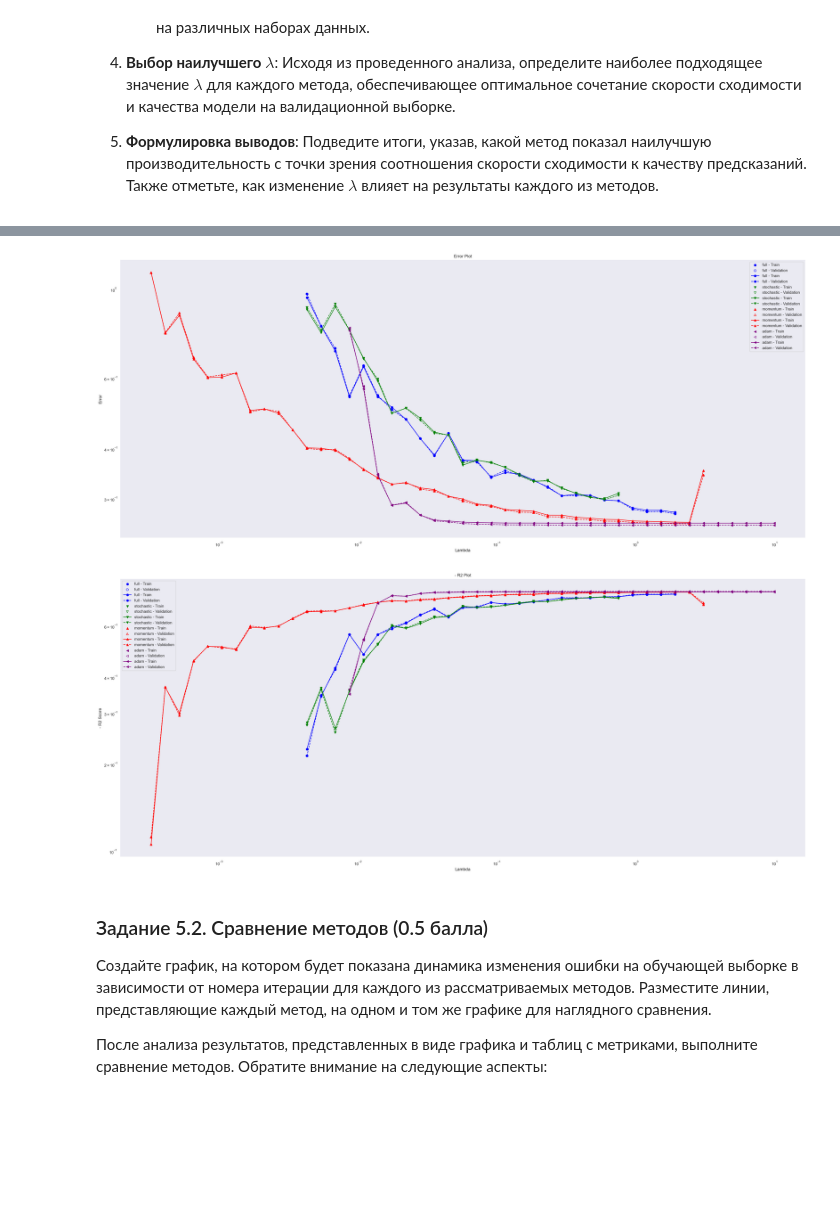
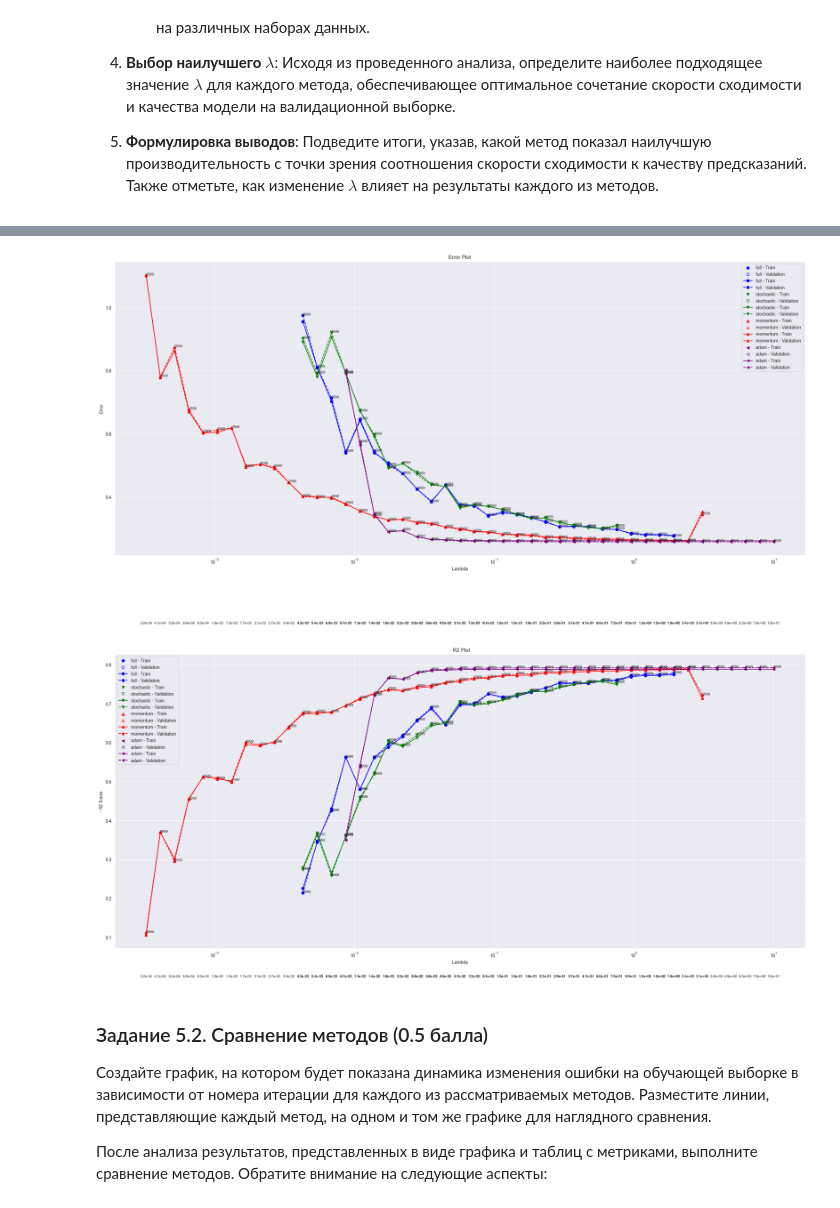
Before and after one commit to KoryakovDmitry/mai-ml-grad-desc-lab4, a Jupyter notebook: ML MAI & SBER. GD. LAB 4.ipynb, the cells around one changed output, grey strips where cells are left out. Drawn from its saved outputs; the diff is of its cells as text; code cells hidden in the pictures; blank space fills up the shorter version.

Commit message:
added task 5.1; upd plot

```diff
--- a/ML MAI & SBER. GD. LAB 4.ipynb
+++ b/ML MAI & SBER. GD. LAB 4.ipynb
@@ -491,7 +491,7 @@ import seaborn as sns
 from modules.descents import get_descent
 from modules.linear_regression import LinearRegression
 
-sns.set(style='darkgrid')
+# sns.set(style='darkgrid')
 # %%
 data = pd.read_csv('data/autos.csv')
 # %%
@@ -1010,6 +1010,6 @@ def run_in_parallel(num_workers, metrics, lambda_range, tolerance, max_iter, x,
             metrics[cfg_name]["metrics"].append(result)
 
 
-run_in_parallel(num_workers, metrics, lambda_range, tolerance, max_iter, x, y, X_train, y_train, X_val, y_val)
+# run_in_parallel(num_workers, metrics, lambda_range, tolerance, max_iter, x, y, X_train, y_train, X_val, y_val)
 # %% [output]
 num_workers: 12
@@ -1046,23 +1047,18 @@ metrics_with_strings = replace_loss_function_with_string(metrics)
-# %%
-import json
-
-with open("metrics/search_lambda.json", "w", encoding="utf8") as f:
-    json.dump(metrics_with_strings, f, ensure_ascii=False)
 # %%
-
 def validate(value):
     # print(f"value {value}: {np.isnan(value)} or {np.isinf(value)} or {np.isfinite(value)}")
     return (not (np.isnan(value) or np.isinf(value) or not np.isfinite(value))) and (not (np.isnan(np.log(value)) or np.isinf(np.log(value)) or not np.isfinite(np.log(value))))
 
 # Universal filtering function to ensure alignment
 def filter_all_metrics(metrics_data):
-    filtered_data = {method: {"lambdas": [], "train_errors": [], "val_errors": [], "train_r2s": [], "val_r2s": []} for method in descent_methods}
+    filtered_data = {method: {"lambdas": [], "train_errors": [], "val_errors": [], "train_r2s": [], "val_r2s": [], "last_iteration_step": []} for method in descent_methods}
     for method in descent_methods:
         for i, lambda_value in enumerate(metrics_data[method]["lambdas"]):
             train_error = metrics_data[method]["train_errors"][i]
             val_error = metrics_data[method]["val_errors"][i]
             train_r2 = metrics_data[method]["train_r2s"][i]
             val_r2 = metrics_data[method]["val_r2s"][i]
+            last_iteration_step = metrics_data[method]["last_iteration_step"][i]
 
             if validate(train_error) and validate(val_error) and validate(train_r2) and validate(val_r2):
                 # if train_error < 0:
@@ -1077,6 +1073,7 @@ def filter_all_metrics(metrics_data):
                 # filtered_data[method]["val_r2s"].append(-val_r2 if val_r2 < 0 else val_r2)
                 filtered_data[method]["train_r2s"].append(train_r2)
                 filtered_data[method]["val_r2s"].append(val_r2)
+                filtered_data[method]["last_iteration_step"].append(last_iteration_step)
             # else:
             #     print(f"lambda_value: {lambda_value}; train_error: {train_error}; val_errors: {val_error}; train_r2s: {train_r2}; val_r2s: {val_r2}")
             #     print(f"lambda_value: {lambda_value}; VALS: train_error: {validate(train_error)}; val_errors: {validate(val_error)}; train_r2s: {validate(train_r2)}; val_r2s: {validate(val_r2)}")
@@ -1091,7 +1088,7 @@ with open('metrics/search_lambda.json', 'r') as file:
 descent_methods = ["full", "stochastic", "momentum", "adam"]
 colors = ["blue", "green", "red", "purple"]
 markers = ["o", "v", "^", "<"]
-plot_data = {method: {"lambdas": [], "train_errors": [], "val_errors": [], "train_r2s": [], "val_r2s": []} for method in
+plot_data = {method: {"lambdas": [], "train_errors": [], "val_errors": [], "train_r2s": [], "val_r2s": [], "last_iteration_step": []} for method in
              descent_methods}
 
 for method in descent_methods:
@@ -1101,6 +1098,7 @@ for method in descent_methods:
         plot_data[method]["val_errors"].append(result["val_error"])
         plot_data[method]["train_r2s"].append(result["train_r2"])
         plot_data[method]["val_r2s"].append(result["val_r2"])
+        plot_data[method]["last_iteration_step"].append(result["last_iteration_step"])
 
 plot_data = filter_all_metrics(plot_data)
 
@@ -1117,49 +1115,68 @@ for method, color, marker in zip(descent_methods, colors, markers):
     sorted_train_errors = np.array(plot_data[method]["train_errors"])[sorted_indices]
     sorted_val_errors = np.array(plot_data[method]["val_errors"])[sorted_indices]
 
+    sorted_last_iteration_steps = np.array(plot_data[method]["last_iteration_step"])[sorted_indices]
+
+    for lambda_value, last_step, y_value in zip(sorted_lambdas, sorted_last_iteration_steps, sorted_val_errors):
+        plt.text(lambda_value, y_value, f"{last_step}", fontsize=8)
+
+    # Add text annotations directly on the x-axis
+    for lambda_value, last_step, y_value in zip(sorted_lambdas, sorted_last_iteration_steps, sorted_val_errors):
+        plt.text(lambda_value, 0, f"{'{:.1e}'.format(lambda_value)}", fontsize=8, ha='center', va='center')
+
     plt.plot(sorted_lambdas, sorted_train_errors, color=color, marker=marker, linestyle='-', label=f"{method} - Train")
     plt.plot(sorted_lambdas, sorted_val_errors, color=color, marker=marker, linestyle='--', label=f"{method} - Validation")
 
+plt.grid(True)
 plt.xlabel("Lambda")
 plt.ylabel("Error")
 plt.xscale("log")
-plt.yscale("log")
+# plt.yscale("log")
 plt.title("Error Plot")
 plt.legend()
 
-plt.tight_layout()
-plt.grid()
+# plt.tight_layout()
 plt.show()
 
 # Plot R2 (Train and Validation)
 plt.figure(figsize=(28, 12))
 for method, color, marker in zip(descent_methods, colors, markers):
     plt.scatter(plot_data[method]["lambdas"], plot_data[method]["train_r2s"], color=color, marker=marker,
                 label=f"{method} - Train")
     plt.scatter(plot_data[method]["lambdas"], plot_data[method]["val_r2s"], color=color, marker=marker,
                 facecolors='none', label=f"{method} - Validation")
 
     sorted_indices = np.argsort(plot_data[method]["lambdas"])
     sorted_lambdas = np.array(plot_data[method]["lambdas"])[sorted_indices]
     sorted_train_r2s = np.array(plot_data[method]["train_r2s"])[sorted_indices]
     sorted_val_r2s = np.array(plot_data[method]["val_r2s"])[sorted_indices]
 
+    sorted_last_iteration_steps = np.array(plot_data[method]["last_iteration_step"])[sorted_indices]
+
+
+    for lambda_value, last_step, y_value in zip(sorted_lambdas, sorted_last_iteration_steps, sorted_val_r2s):
+        plt.text(lambda_value, y_value, f"{last_step}", fontsize=8)
+
+    # Add text annotations directly on the x-axis
+    for lambda_value, last_step, y_value in zip(sorted_lambdas, sorted_last_iteration_steps, sorted_val_r2s):
+        plt.text(lambda_value, 0, f"{'{:.1e}'.format(lambda_value)}", fontsize=8, ha='center', va='center')
+
     plt.plot(sorted_lambdas, sorted_train_r2s, color=color, marker=marker, linestyle='-', label=f"{method} - Train")
     plt.plot(sorted_lambdas, sorted_val_r2s, color=color, marker=marker, linestyle='--', label=f"{method} - Validation")
 
+plt.grid(True)
 plt.xlabel("Lambda")
 plt.ylabel("- R2 Score")
 plt.xscale("log")
-plt.yscale("log")
+# plt.yscale("log")
 plt.title("- R2 Plot")
 plt.legend()
 
-plt.tight_layout()
-plt.grid()
+# plt.tight_layout()
 plt.show()
 # %% [output]
-[figure, old version]
+[figure, new version]
-[figure, old version]
+[figure, new version]
 # %% [markdown]
 ### Задание 5.2. Сравнение методов (0.5 балла)
 
```
Also changed, not shown: parts of 15 cells of this notebook.
